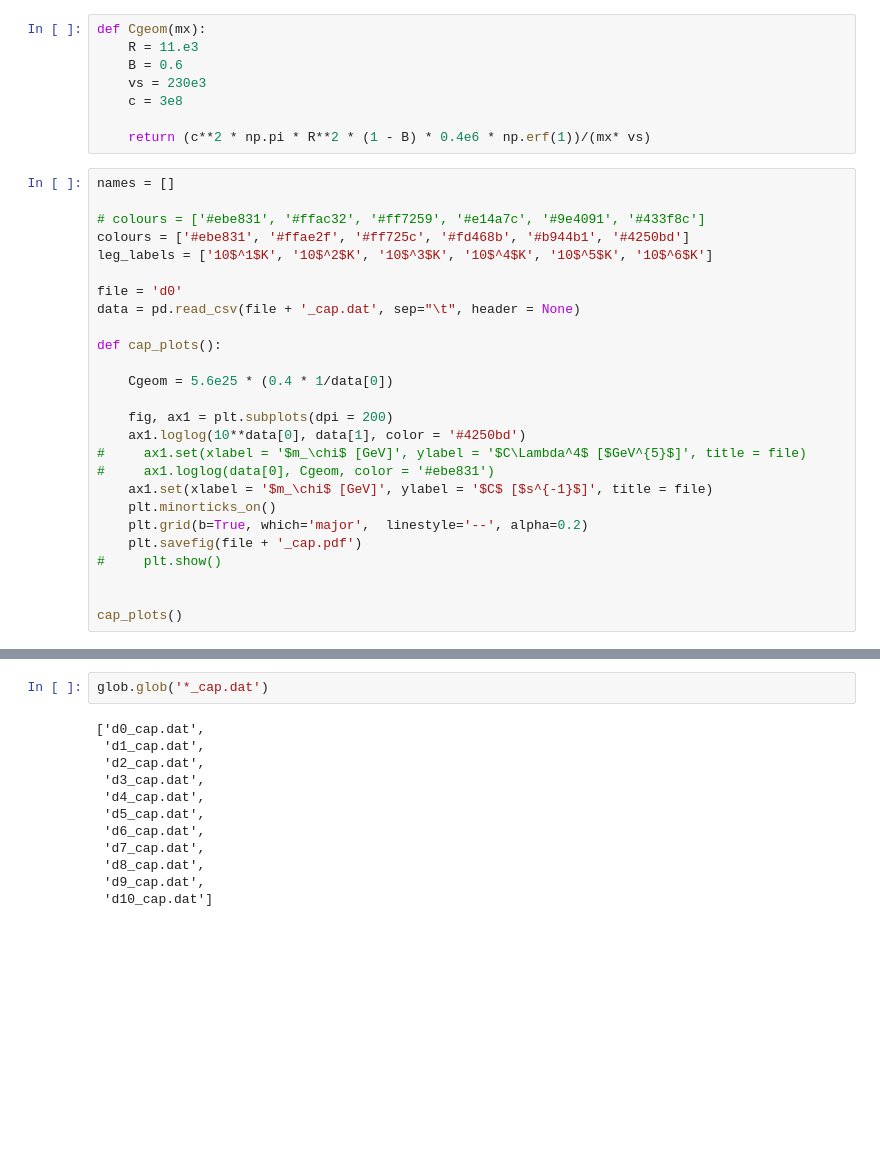
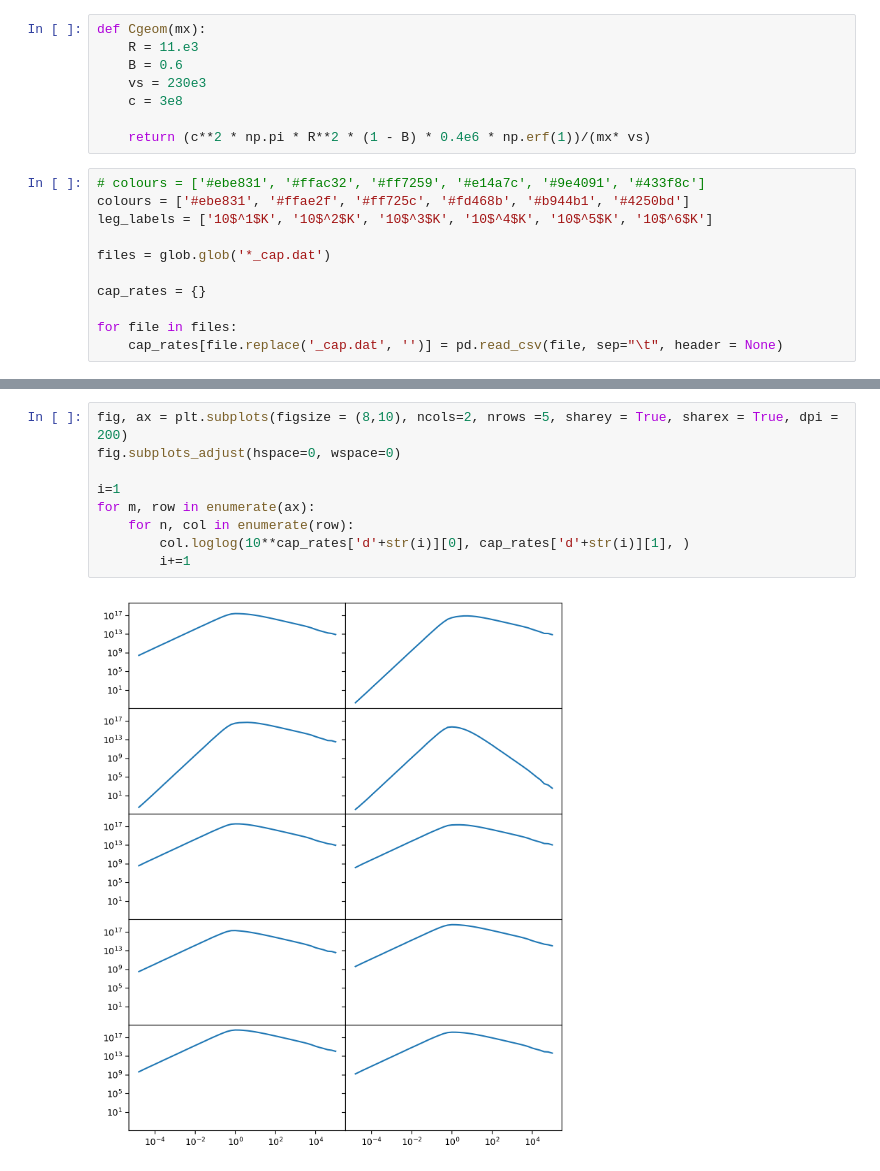
Before and after one commit to mvirgato/Masters, a Jupyter notebook: cap_rate/Mathematica_cap/pyAnn.ipynb, the cells around one changed output, grey strips where cells are left out. Cells and saved outputs as stored; diff of their text form; blank space fills up the shorter version.

```diff
--- a/cap_rate/Mathematica_cap/pyAnn.ipynb
+++ b/cap_rate/Mathematica_cap/pyAnn.ipynb
@@ -33,28 +33,13 @@ def Cgeom(mx):
 
     return (c**2 * np.pi * R**2 * (1 - B) * 0.4e6 * np.erf(1))/(mx* vs)
 # %%
-names = []
-
 # colours = ['#ebe831', '#ffac32', '#ff7259', '#e14a7c', '#9e4091', '#433f8c']
 colours = ['#ebe831', '#ffae2f', '#ff725c', '#fd468b', '#b944b1', '#4250bd']
 leg_labels = ['10$^1$K', '10$^2$K', '10$^3$K', '10$^4$K', '10$^5$K', '10$^6$K']
 
-file = 'd0'
-data = pd.read_csv(file + '_cap.dat', sep="\t", header = None)
+files = glob.glob('*_cap.dat')
 
-def cap_plots():
+cap_rates = {}
 
-    Cgeom = 5.6e25 * (0.4 * 1/data[0])
-
-    fig, ax1 = plt.subplots(dpi = 200)
-    ax1.loglog(10**data[0], data[1], color = '#4250bd')
-#     ax1.set(xlabel = '$m_\chi$ [GeV]', ylabel = '$C\Lambda^4$ [$GeV^{5}$]', title = file)
-#     ax1.loglog(data[0], Cgeom, color = '#ebe831')
-    ax1.set(xlabel = '$m_\chi$ [GeV]', ylabel = '$C$ [$s^{-1}$]', title = file)
-    plt.minorticks_on()
-    plt.grid(b=True, which='major',  linestyle='--', alpha=0.2)
-    plt.savefig(file + '_cap.pdf')
-#     plt.show()
-
-
-cap_plots()
+for file in files:
+    cap_rates[file.replace('_cap.dat', '')] = pd.read_csv(file, sep="\t", header = None)
@@ -63,14 +46,11 @@ cap_plots()
-# %%
-glob.glob('*_cap.dat')
-# %% [output]
-['d0_cap.dat',
- 'd1_cap.dat',
- 'd2_cap.dat',
- 'd3_cap.dat',
- 'd4_cap.dat',
- 'd5_cap.dat',
- 'd6_cap.dat',
- 'd7_cap.dat',
- 'd8_cap.dat',
- 'd9_cap.dat',
- 'd10_cap.dat']
+# %%
+fig, ax = plt.subplots(figsize = (8,10), ncols=2, nrows =5, sharey = True, sharex = True, dpi = 200)
+fig.subplots_adjust(hspace=0, wspace=0)
+
+i=1
+for m, row in enumerate(ax):
+    for n, col in enumerate(row):
+        col.loglog(10**cap_rates['d'+str(i)][0], cap_rates['d'+str(i)][1], )
+        i+=1
+# %% [output]
+[figure, added]
```
Also changed, not shown: parts of 2 cells of this notebook, 24 other files.
